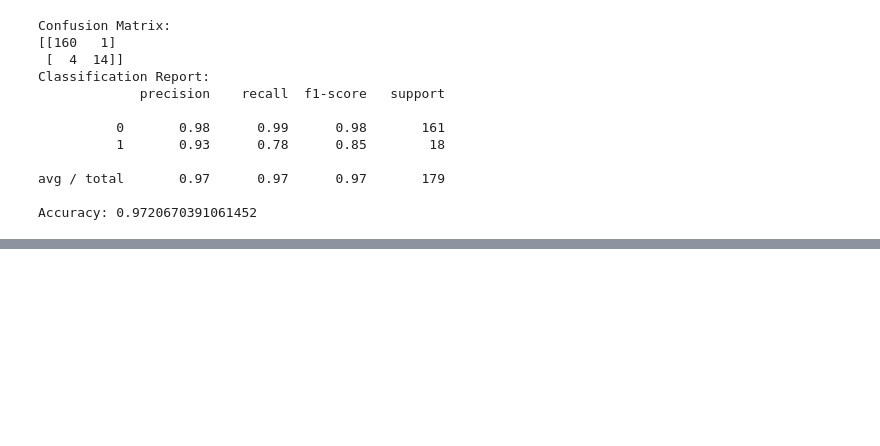
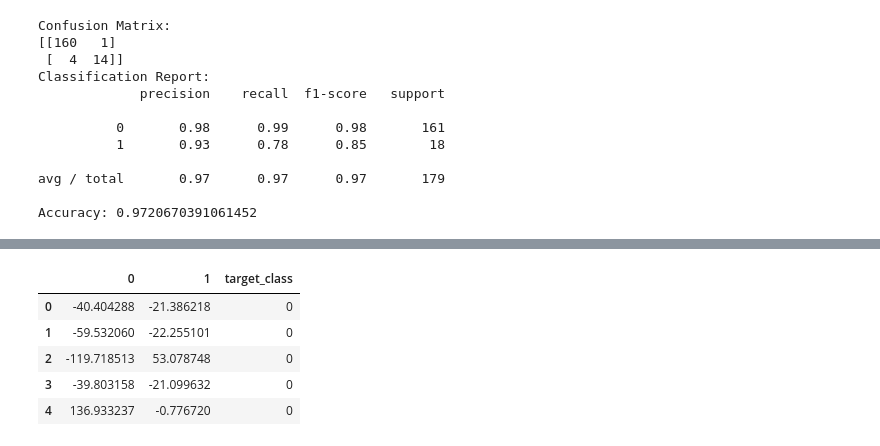
Before and after one commit to zdsantos/machine-learning, a Jupyter notebook: solution.ipynb, the cells around one changed output, grey strips where cells are left out. Cells and saved outputs as stored; diff of their text form; code cells hidden in the pictures; blank space fills up the shorter version.

```diff
--- a/solution.ipynb
+++ b/solution.ipynb
@@ -188,3 +188,9 @@ Classification Report:
 avg / total       0.97      0.97      0.97       179
 
 Accuracy: 0.9720670391061452
+# %%
+from sklearn.decomposition import PCA
+
+pca = PCA(n_components=2);
+dataRed2 = pd.DataFrame(pca.fit_transform(data));
+dataRed2.head()
@@ -190,0 +204,10 @@ Accuracy: 0.9720670391061452
+# %%
+dataRed2['target_class'] = data['target_class'];
+dataRed2.head()
+# %% [output]
+|  | 0 | 1 | target_class |
+| 0 | -40.404288 | -21.386218 | 0 |
+| 1 | -59.532060 | -22.255101 | 0 |
+| 2 | -119.718513 | 53.078748 | 0 |
+| 3 | -39.803158 | -21.099632 | 0 |
+| 4 | 136.933237 | -0.776720 | 0 |
```
Also changed, not shown: parts of 5 cells of this notebook.
